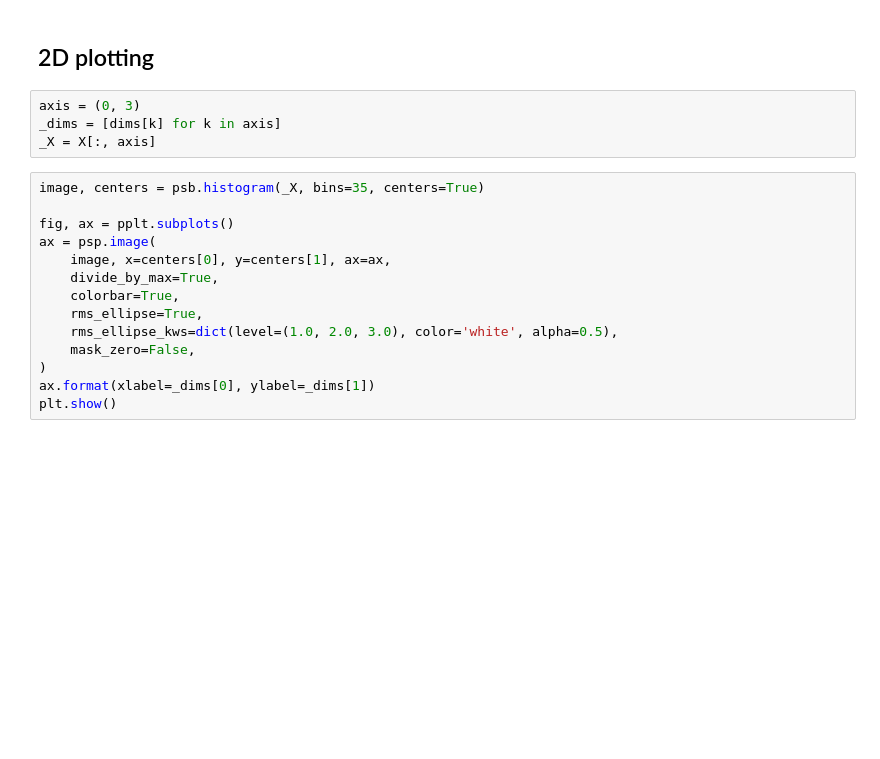
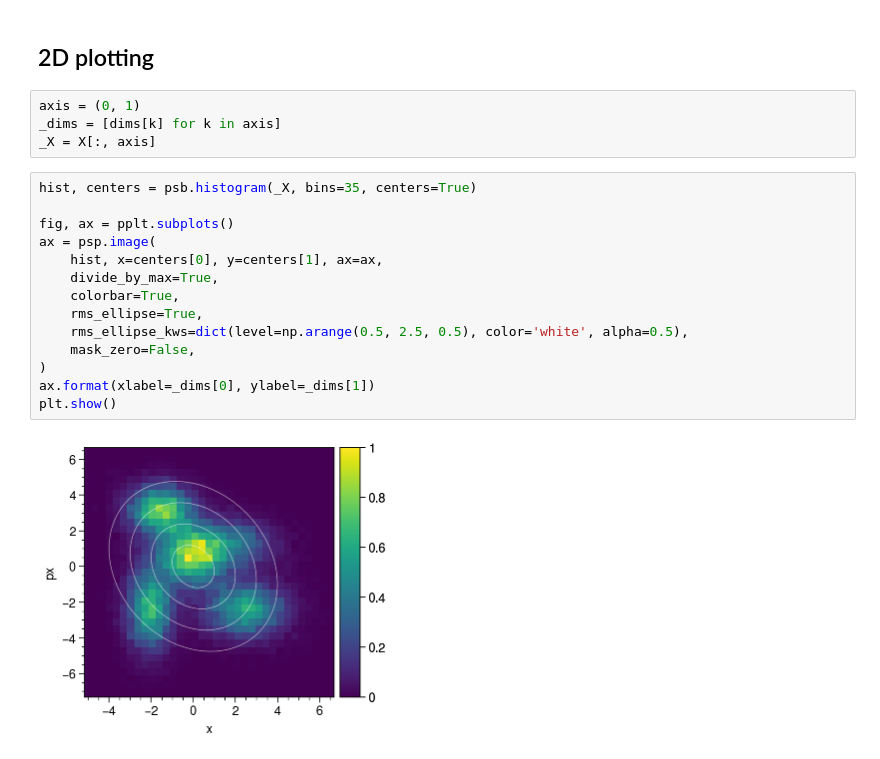
Before and after one commit to austin-hoover/ps-dist, a Jupyter notebook: examples/examples_bunch.ipynb, the cells around one changed output. Drawn from its saved outputs; the diff is of its cells as text; blank space fills up the shorter version.

```diff
--- a/examples/examples_bunch.ipynb
+++ b/examples/examples_bunch.ipynb
@@ -87,22 +89,24 @@ psp.interactive_proj2d_discrete(X)
 # %% [markdown]
 ## 2D plotting
 # %%
-axis = (0, 3)
+axis = (0, 1)
 _dims = [dims[k] for k in axis]
 _X = X[:, axis]
 # %%
-image, centers = psb.histogram(_X, bins=35, centers=True)
+hist, centers = psb.histogram(_X, bins=35, centers=True)
 
 fig, ax = pplt.subplots()
 ax = psp.image(
-    image, x=centers[0], y=centers[1], ax=ax,
+    hist, x=centers[0], y=centers[1], ax=ax,
     divide_by_max=True,
     colorbar=True,
     rms_ellipse=True,
-    rms_ellipse_kws=dict(level=(1.0, 2.0, 3.0), color='white', alpha=0.5),
+    rms_ellipse_kws=dict(level=np.arange(0.5, 2.5, 0.5), color='white', alpha=0.5),
     mask_zero=False,
 )
 ax.format(xlabel=_dims[0], ylabel=_dims[1])
 plt.show()
+# %% [output]
+[figure, added]
 # %%
 fig, ax = pplt.subplots()
```
Also changed, not shown: parts of 6 cells of this notebook, 1 other file.
